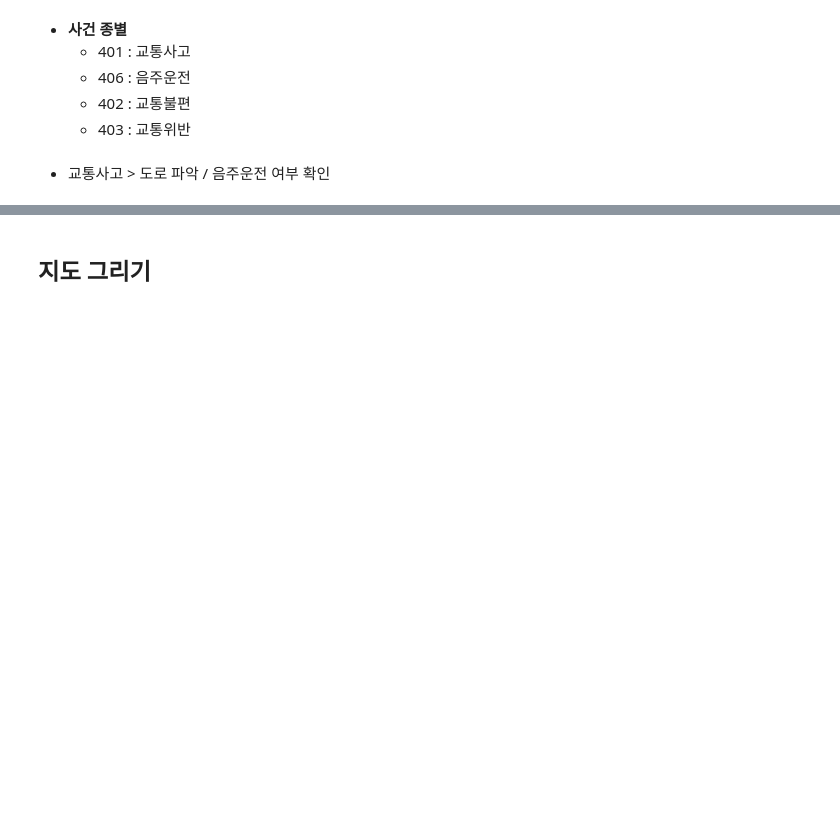
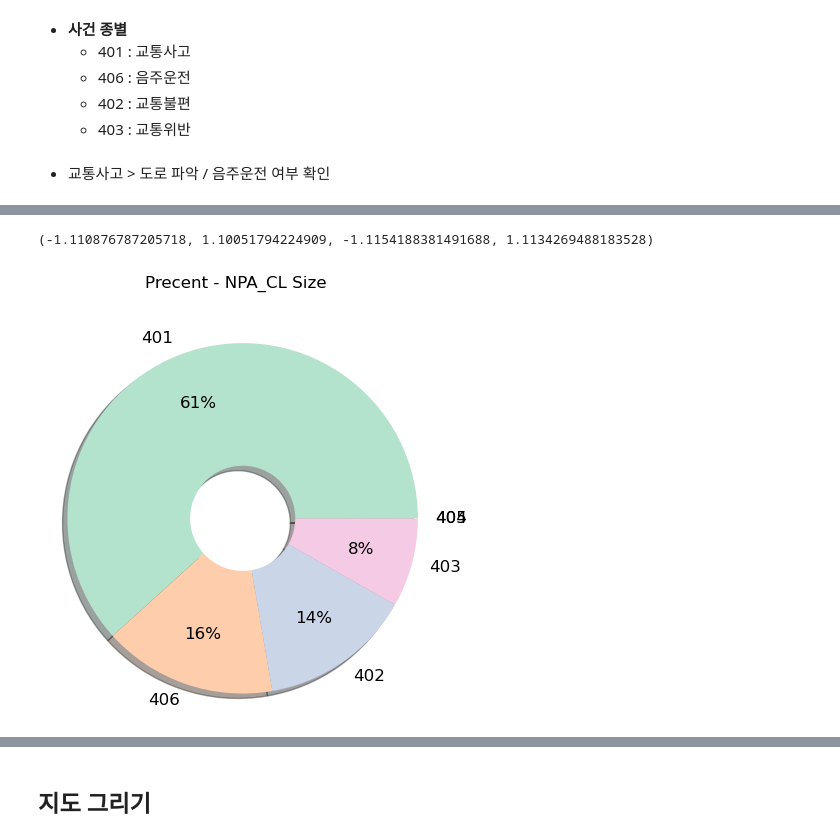
Before and after one commit to Muj2n/Trafic_Data_Analysis_Contest, a Jupyter notebook: Mujin/Trafic_Data_Analysis_Contest.ipynb, the cells around one changed output, grey strips where cells are left out. Drawn from its saved outputs; the diff is of its cells as text; code cells hidden in the pictures; blank space fills up the shorter version.

```diff
--- a/Mujin/Trafic_Data_Analysis_Contest.ipynb
+++ b/Mujin/Trafic_Data_Analysis_Contest.ipynb
@@ -549,0 +611,17 @@ Name: EVT_CL_CD, dtype: int64
+# %%
+# 전체 - 사고 유형 총 건수(비율)
+fig, ax1 = plt.subplots(nrows=1, ncols=1)
+fig.set_size_inches(5, 5)
+fig.suptitle("Precent - NPA_CL Size")
+
+ax1.pie(data['EVT_CL_CD'].value_counts().values,
+        labels=data['EVT_CL_CD'].value_counts().index,
+        autopct=custom_autopct,
+        colors=sns.color_palette('Pastel2',len(data['EVT_CL_CD'].value_counts().index)),
+        shadow = True, pctdistance=0.7,
+        wedgeprops = {'width': 0.7},
+        textprops={'fontsize':12})
+ax1.axis('equal')
+# %% [output]
+(-1.110876787205718, 1.10051794224909, -1.1154188381491688, 1.1134269488183528)
+[figure, added]
```
Also changed, not shown: parts of 23 cells of this notebook.
